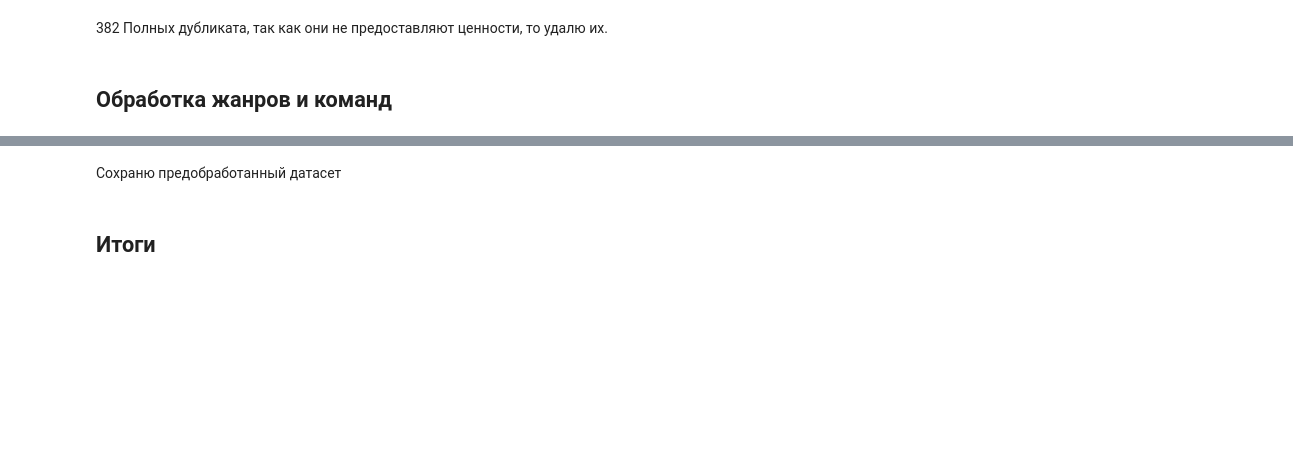
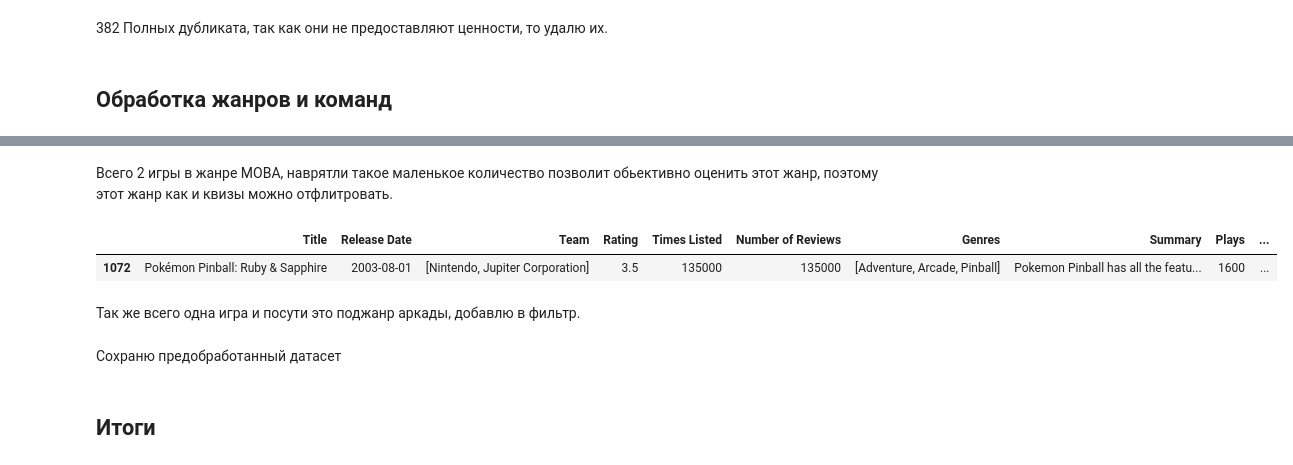
Before and after one commit to FedorSafonov/Projects, a Jupyter notebook: Pet-projects/Popular_Video_Games_1980-2023/games.ipynb, the cells around one changed output, grey strips where cells are left out. Saved outputs shown, nothing was run; the diff lists cells and outputs as text; code cells hidden in the pictures; blank space fills up the shorter version.

```diff
--- a/Pet-projects/Popular_Video_Games_1980-2023/games.ipynb
+++ b/Pet-projects/Popular_Video_Games_1980-2023/games.ipynb
@@ -225,2 +310,13 @@ Name: count, dtype: int64
+# %% [markdown]
+Всего 2 игры в жанре MOBA, наврятли такое маленькое количество позволит обьективно оценить этот жанр, поэтому этот жанр как и квизы можно отфлитровать.
+# %%
+pinball = genres.query('Genres == "Pinball"')['Title']
+for title in pinball:
+    display(df[df['Title']==title])
+# %% [output]
+|  | Title | Release Date | Team | Rating | Times Listed | Number of Reviews | Genres | Summary | Plays | ... |
+| 1072 | Pokémon Pinball: Ruby & Sapphire | 2003-08-01 | [Nintendo, Jupiter Corporation] | 3.5 | 135000 | 135000 | [Adventure, Arcade, Pinball] | Pokemon Pinball has all the featu... | 1600 | ... |
+# %% [markdown]
+Так же всего одна игра и посути это поджанр аркады, добавлю в фильтр.
 # %% [markdown]
 Сохраню предобработанный датасет
```
Also changed, not shown: parts of 16 cells of this notebook, 3 other files.
